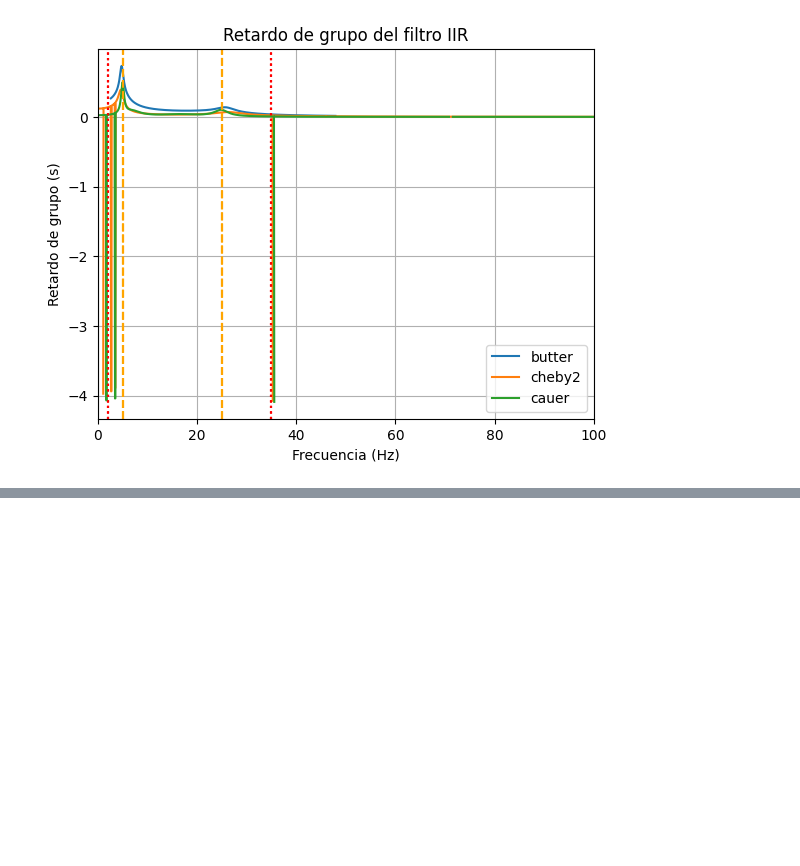
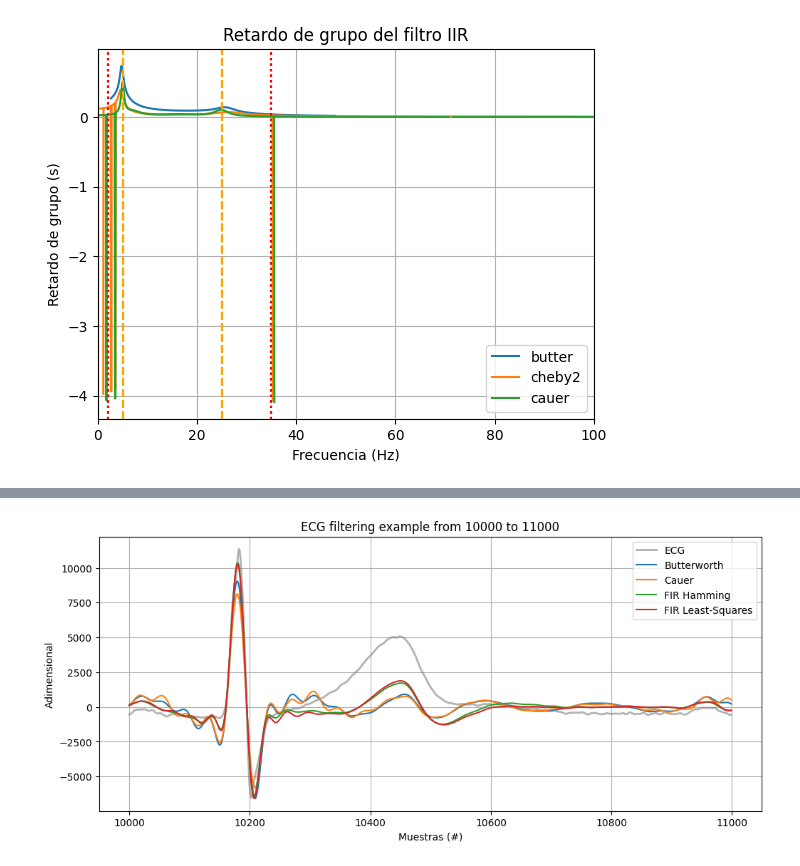
Before and after one commit to tomasrey25-glitch/APS_Rey_Tomas, a Jupyter notebook: TS7/TS7.ipynb, the cells around one changed output, grey strips where cells are left out. Drawn from its saved outputs; the diff is of its cells as text; code cells hidden in the pictures; blank space fills up the shorter version.

```diff
--- a/TS7/TS7.ipynb
+++ b/TS7/TS7.ipynb
@@ -423,0 +511,4 @@ ecg_filtrado_FIR(ecg_one, dic_filtradas, dic_taps)
+# %%
+graficar_region(10000, 11000)
+# %% [output]
+[figure, added]
```
Also changed, not shown: parts of 37 cells of this notebook.
